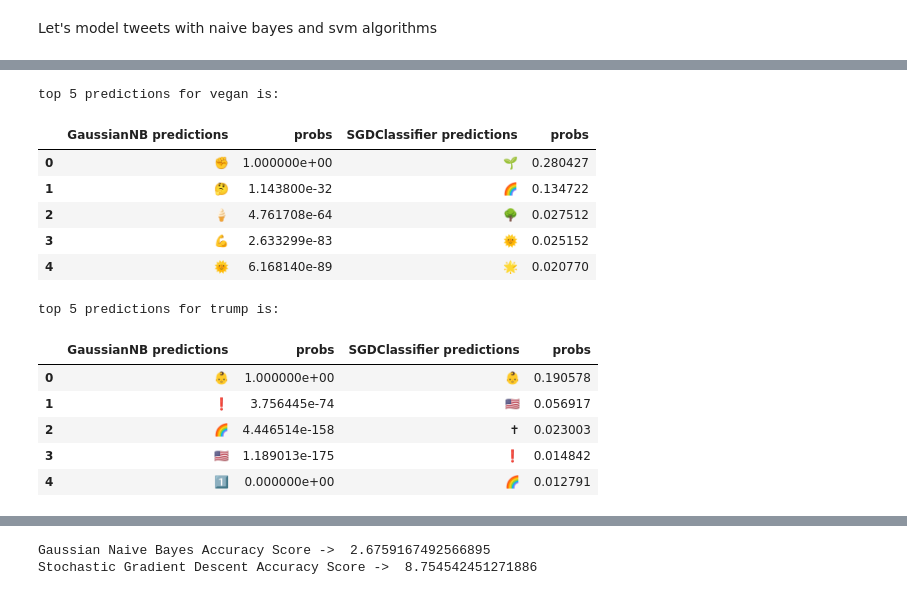
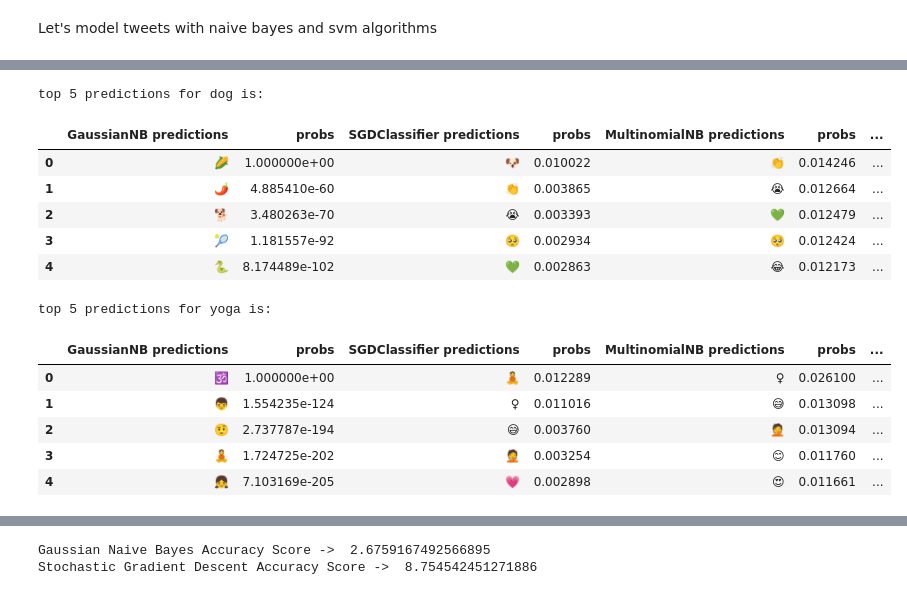
Before and after one commit to gekim0519/twitter_mojis, a Jupyter notebook: emoji_models.ipynb, the cells around one changed output, grey strips where cells are left out. Saved outputs shown, nothing was run; the diff lists cells and outputs as text; code cells hidden in the pictures.

```diff
--- a/emoji_models.ipynb
+++ b/emoji_models.ipynb
@@ -129,8 +164,9 @@ Stochastic Gradient Descent Accuracy Score ->  8.175559380378658
 # %%
+%%time
 # Naive Bayes gaussian
 gnb = naive_bayes.GaussianNB()
-gnb.fit(X_train_tfidf.todense(), y_train)
-predictions_gnb = gnb.predict(X_test_tfidf.todense())
+gnb.fit(X_train.todense(), y_train)
+predictions_gnb = gnb.predict(X_test.todense())
 gnb_score = accuracy_score(predictions_gnb, y_test)*100
 print("Gaussian Naive Bayes Accuracy Score -> ", gnb_score)
 # %% [output]
@@ -138,9 +176,10 @@ Gaussian Naive Bayes Accuracy Score ->  2.710843373493976
 # %%
+%%time
 # SVM
 svm = svm.SVC(C=1.0, kernel='linear', degree=3, gamma='auto', probability=True)
-svm.fit(X_train_tfidf, y_train)
+svm.fit(X_train, y_train)
 # predict the labels on validation dataset
-predictions_svm = svm.predict(X_test_tfidf)
+predictions_svm = svm.predict(X_test)
 # Use accuracy_score function to get the accuracy
 score = accuracy_score(predictions_svm, y_test)*100
 print("SVM Accuracy Score -> ",score)
@@ -164,8 +205,7 @@ def prediction(model, text, top_n = 5):
     return(predict_rank[:top_n].reset_index(drop=True))
 
 
-def print_prediction(text, top_n = 5):
-    models = [gnb, sgd, nb, svm]
+def print_prediction(text, models = [gnb, sgd, nb, svm], top_n = 5):
     df = pd.DataFrame()
     for i in models:
         df = pd.concat([df, prediction(i, text, top_n)], axis=1)
@@ -306,27 +284,3 @@ Stochastic Gradient Descent Accuracy Score ->  8.175559380378658
-# %%
-# prediction
-def prediction(model, text, top_n = 5):
-    test_tfidf = tfidf.transform([text])
-    if model == gnb:
-        probs = model.predict_proba(test_tfidf.todense())
-        predict_rank = pd.DataFrame({type(model).__name__+' predictions': gnb.classes_, 'probs': probs[0]})
-        predict_rank = predict_rank[predict_rank['probs']>0]
-        predict_rank = predict_rank.sort_values(by = 'probs', ascending = False)
-
-    else:
-        probs = model.predict_proba(test_tfidf.todense())
-        predict_rank = pd.DataFrame({type(model).__name__+' predictions': model.classes_, 'probs': probs[0]})
-        predict_rank = predict_rank.sort_values(by = 'probs', ascending = False)
-
-    return(predict_rank[:top_n].reset_index(drop=True))
-
-
-def print_prediction(text, models = [gnb_under, sgd_under], top_n = 5):
-    df = pd.DataFrame()
-    for i in models:
-        df = pd.concat([df, prediction(i, text, top_n)], axis=1)
-    print('top {} predictions for {} is:'.format(top_n, text))
-    return(df)
 # %%
 print_prediction(text = 'climate change', top_n = 5)
 # %% [output]
@@ -340,20 +294,20 @@ top 5 predictions for climate change is:
 # %%
-print_prediction(text = 'vegan', top_n = 5)
+print_prediction(text = 'dog', top_n = 5)
 # %% [output]
-top 5 predictions for vegan is:
+top 5 predictions for dog is:
-|  | GaussianNB predictions | probs | SGDClassifier predictions | probs |
-| 0 | ✊ | 1.000000e+00 | 🌱 | 0.280427 |
-| 1 | 🤔 | 1.143800e-32 | 🌈 | 0.134722 |
-| 2 | 🍦 | 4.761708e-64 | 🌳 | 0.027512 |
-| 3 | 💪 | 2.633299e-83 | 🌞 | 0.025152 |
-| 4 | 🌞 | 6.168140e-89 | 🌟 | 0.020770 |
+|  | GaussianNB predictions | probs | SGDClassifier predictions | probs | MultinomialNB predictions | probs | ... |
+| 0 | 🌽 | 1.000000e+00 | 🐶 | 0.010022 | 👏 | 0.014246 | ... |
+| 1 | 🌶 | 4.885410e-60 | 👏 | 0.003865 | 😭 | 0.012664 | ... |
+| 2 | 🐕 | 3.480263e-70 | 😭 | 0.003393 | 💚 | 0.012479 | ... |
+| 3 | 🎾 | 1.181557e-92 | 🥺 | 0.002934 | 🥺 | 0.012424 | ... |
+| 4 | 🐍 | 8.174489e-102 | 💚 | 0.002863 | 😂 | 0.012173 | ... |
 # %%
-print_prediction(text = 'trump', top_n = 5)
+print_prediction(text = 'yoga', top_n = 5)
 # %% [output]
-top 5 predictions for trump is:
+top 5 predictions for yoga is:
-|  | GaussianNB predictions | probs | SGDClassifier predictions | probs |
-| 0 | 👶 | 1.000000e+00 | 👶 | 0.190578 |
-| 1 | ❗ | 3.756445e-74 | 🇺🇸 | 0.056917 |
-| 2 | 🌈 | 4.446514e-158 | ✝ | 0.023003 |
-| 3 | 🇺🇸 | 1.189013e-175 | ❗ | 0.014842 |
-| 4 | 1️⃣ | 0.000000e+00 | 🌈 | 0.012791 |
+|  | GaussianNB predictions | probs | SGDClassifier predictions | probs | MultinomialNB predictions | probs | ... |
+| 0 | 🕉 | 1.000000e+00 | 🧘 | 0.012289 | ♀ | 0.026100 | ... |
+| 1 | 👦 | 1.554235e-124 | ♀ | 0.011016 | 😅 | 0.013098 | ... |
+| 2 | 🤨 | 2.737787e-194 | 😅 | 0.003760 | 🤦 | 0.013094 | ... |
+| 3 | 🧘 | 1.724725e-202 | 🤦 | 0.003254 | 😊 | 0.011760 | ... |
+| 4 | 👧 | 7.103169e-205 | 💗 | 0.002898 | 😍 | 0.011661 | ... |
```
Also changed, not shown: parts of 61 cells of this notebook, 2 other files.
